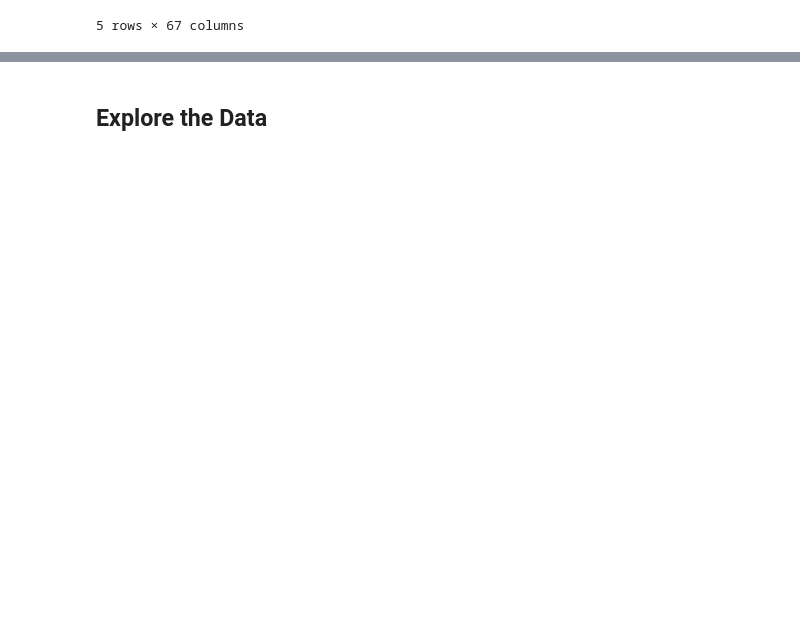
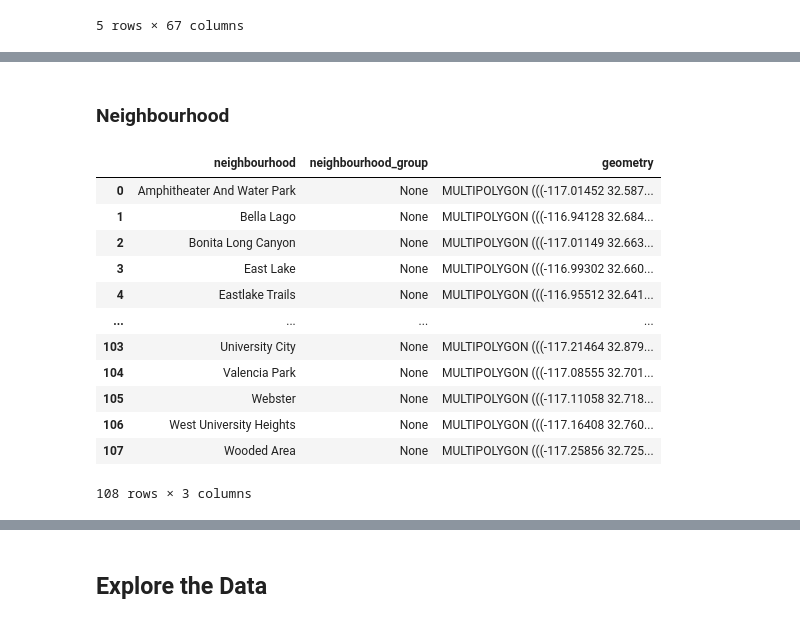
Before and after one commit to Hienquang/AirbnbCapstone, a Jupyter notebook: Notebook/Exploratory Data Analysis.ipynb, the cells around one changed output, grey strips where cells are left out. Drawn from its saved outputs; the diff is of its cells as text; code cells hidden in the pictures; blank space fills up the shorter version.

```diff
--- a/Notebook/Exploratory Data Analysis.ipynb
+++ b/Notebook/Exploratory Data Analysis.ipynb
@@ -68,3 +67,22 @@ calculated_host_listings_count_private_rooms
 calculated_host_listings_count_shared_rooms                                                     0
 reviews_per_month                                                                             NaN
 Name: 0, dtype: object
+# %% [markdown]
+### Neighbourhood
+# %%
+gdf = geopandas.read_file('../Data/neighbourhoods.geojson')
+gdf
+# %% [output]
+|  | neighbourhood | neighbourhood_group | geometry |
+| 0 | Amphitheater And Water Park | None | MULTIPOLYGON (((-117.01452 32.587... |
+| 1 | Bella Lago | None | MULTIPOLYGON (((-116.94128 32.684... |
+| 2 | Bonita Long Canyon | None | MULTIPOLYGON (((-117.01149 32.663... |
+| 3 | East Lake | None | MULTIPOLYGON (((-116.99302 32.660... |
+| 4 | Eastlake Trails | None | MULTIPOLYGON (((-116.95512 32.641... |
+| ... | ... | ... | ... |
+| 103 | University City | None | MULTIPOLYGON (((-117.21464 32.879... |
+| 104 | Valencia Park | None | MULTIPOLYGON (((-117.08555 32.701... |
+| 105 | Webster | None | MULTIPOLYGON (((-117.11058 32.718... |
+| 106 | West University Heights | None | MULTIPOLYGON (((-117.16408 32.760... |
+| 107 | Wooded Area | None | MULTIPOLYGON (((-117.25856 32.725... |
+108 rows × 3 columns
```
Also changed, not shown: parts of 8 cells of this notebook.
